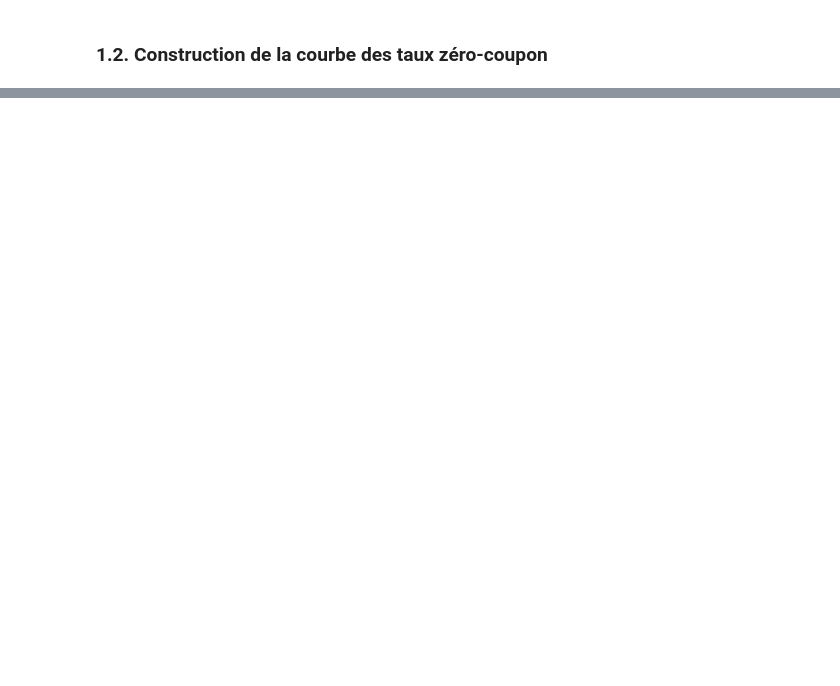
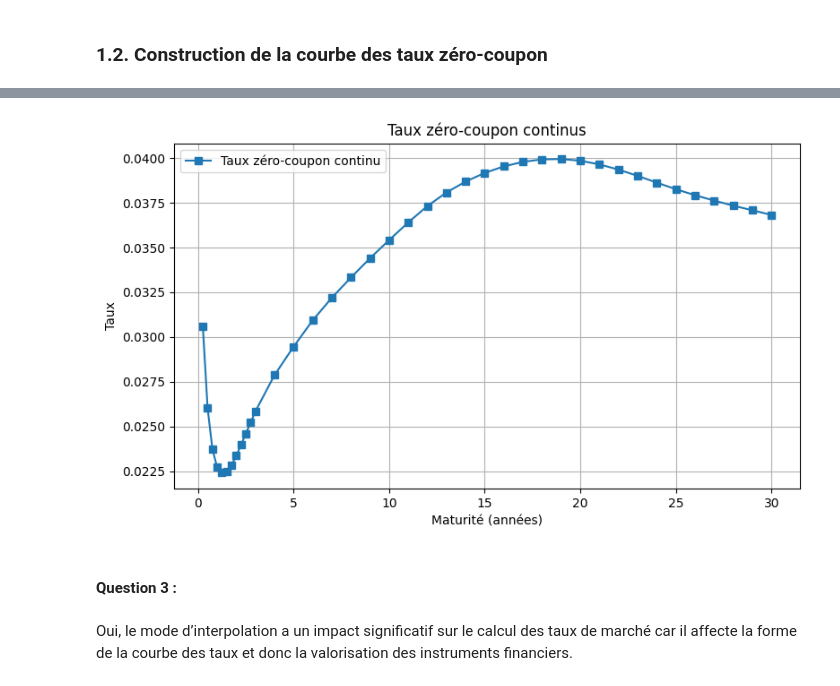
Before and after one commit to Pascale29/MODELES-DE-COURBE-DE-TAUX, a Jupyter notebook: TP1.ipynb, the cells around one changed output, grey strips where cells are left out. Saved outputs shown, nothing was run; the diff lists cells and outputs as text; code cells hidden in the pictures; blank space fills up the shorter version.

Commit message:
Suite des questions

```diff
--- a/TP1.ipynb
+++ b/TP1.ipynb
@@ -77,0 +230,30 @@ data.head()
+# %%
+data_zc = bootstrap_zc(data)
+# Affichage
+# data_zc[["type", "T", "tx", "B", "zc_cont"]]
+# %%
+# Représentation des taux zéro coupon
+
+plt.figure(figsize=(9, 5))
+
+# Taux zéro-coupon continu
+plt.plot(
+    data_zc["T"],
+    data_zc["zc_cont"],
+    marker="s",
+    linestyle="-",
+    label="Taux zéro-coupon continu"
+)
+
+plt.xlabel("Maturité (années)")
+plt.ylabel("Taux")
+plt.title("Taux zéro-coupon continus")
+plt.legend()
+plt.grid(True)
+plt.show()
+# %% [output]
+[figure, added]
+# %% [markdown]
+#### **Question 3** :
+# %% [markdown]
+Oui, le mode d’interpolation a un impact significatif sur le calcul des taux de marché car il affecte la forme de la courbe des taux et donc la valorisation des instruments financiers.
```
Also changed, not shown: parts of 17 cells of this notebook.
